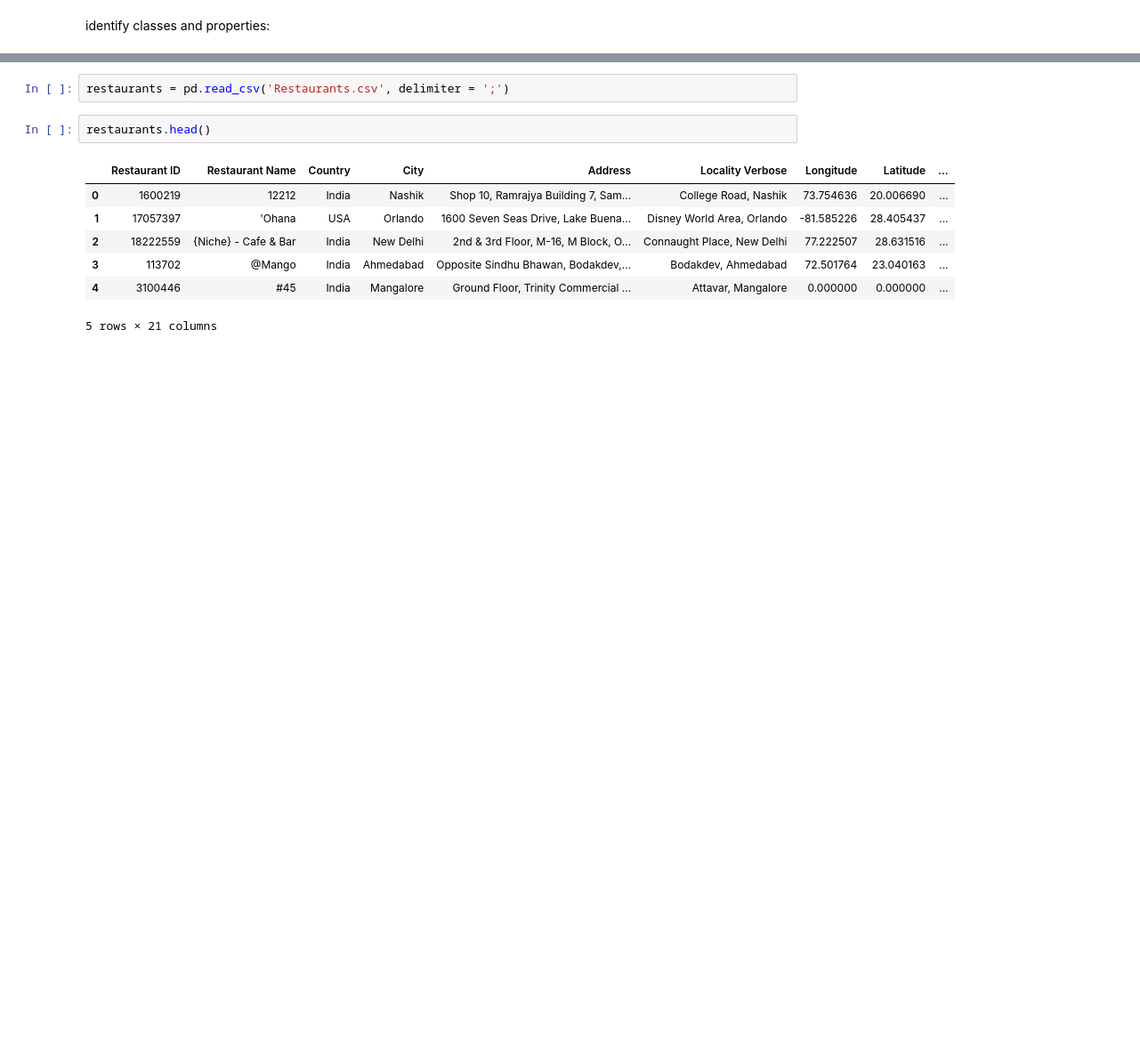
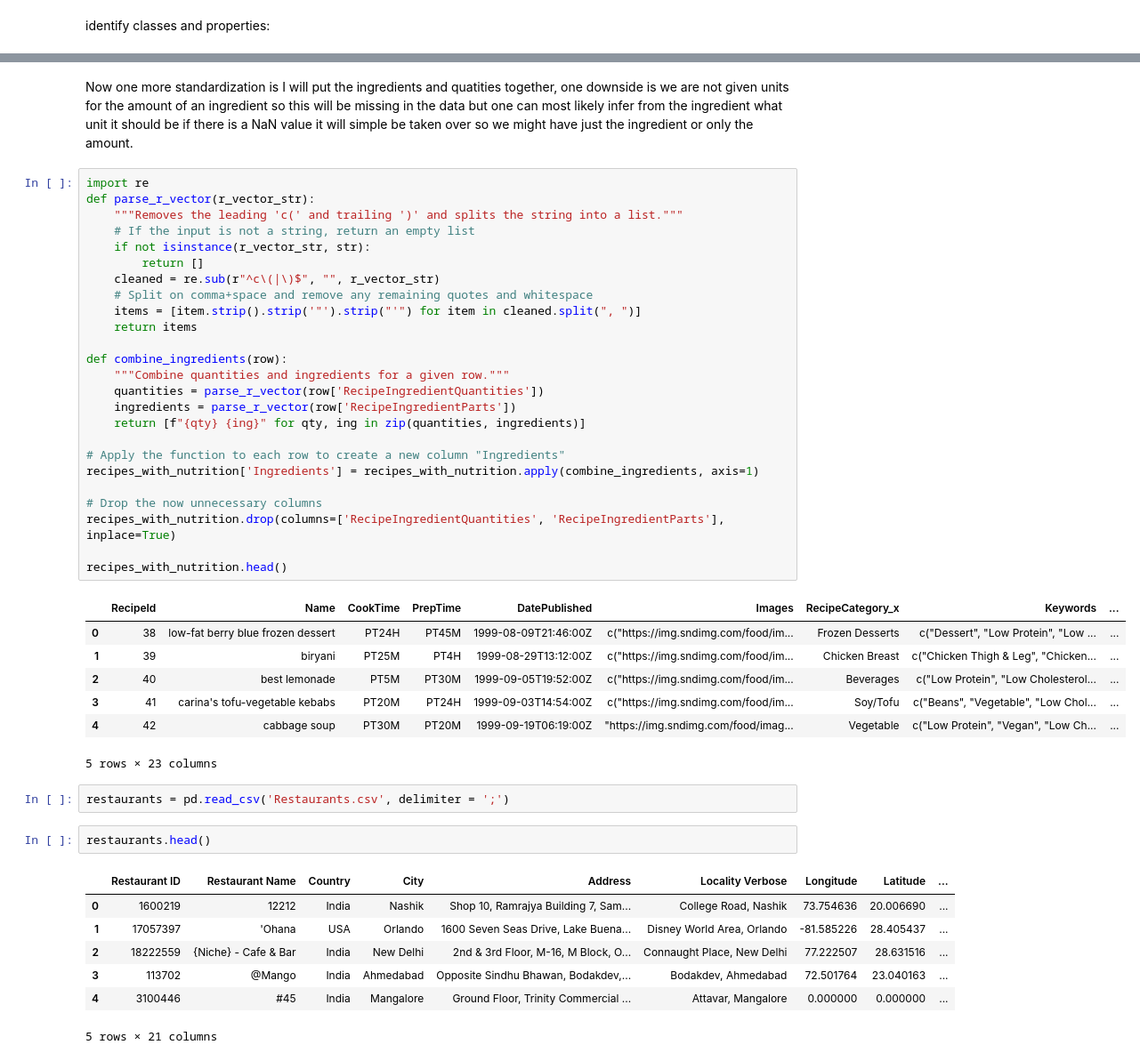
Before and after one commit to CantLooseToAMoose/KG_AG_1_Group_6, a Jupyter notebook: assignment_1_vocab.ipynb, the cells around one changed output, grey strips where cells are left out. Shown: that part at 89% size. Cells and saved outputs as stored; diff of their text form; blank space fills up the shorter version.

```diff
--- a/assignment_1_vocab.ipynb
+++ b/assignment_1_vocab.ipynb
@@ -61,3 +146,38 @@ recipes
+# %% [markdown]
+Now one more standardization is I will put the ingredients and quatities together, one downside is we are not given units for the amount of an ingredient so this will be missing in the data but one can most likely infer from the ingredient what unit it should be if there is a NaN value it will simple be taken over so we might have just the ingredient or only the amount.
+# %%
+import re
+def parse_r_vector(r_vector_str):
+    """Removes the leading 'c(' and trailing ')' and splits the string into a list."""
+    # If the input is not a string, return an empty list
+    if not isinstance(r_vector_str, str):
+        return []
+    cleaned = re.sub(r"^c\(|\)$", "", r_vector_str)
+    # Split on comma+space and remove any remaining quotes and whitespace
+    items = [item.strip().strip('"').strip("'") for item in cleaned.split(", ")]
+    return items
+
+def combine_ingredients(row):
+    """Combine quantities and ingredients for a given row."""
+    quantities = parse_r_vector(row['RecipeIngredientQuantities'])
+    ingredients = parse_r_vector(row['RecipeIngredientParts'])
+    return [f"{qty} {ing}" for qty, ing in zip(quantities, ingredients)]
+
+# Apply the function to each row to create a new column "Ingredients"
+recipes_with_nutrition['Ingredients'] = recipes_with_nutrition.apply(combine_ingredients, axis=1)
+
+# Drop the now unnecessary columns
+recipes_with_nutrition.drop(columns=['RecipeIngredientQuantities', 'RecipeIngredientParts'], inplace=True)
+
+recipes_with_nutrition.head()
+# %% [output]
+|  | RecipeId | Name | CookTime | PrepTime | DatePublished | Images | RecipeCategory_x | Keywords | ... |
+| 0 | 38 | low-fat berry blue frozen dessert | PT24H | PT45M | 1999-08-09T21:46:00Z | c("https://img.sndimg.com/food/im... | Frozen Desserts | c("Dessert", "Low Protein", "Low ... | ... |
+| 1 | 39 | biryani | PT25M | PT4H | 1999-08-29T13:12:00Z | c("https://img.sndimg.com/food/im... | Chicken Breast | c("Chicken Thigh & Leg", "Chicken... | ... |
+| 2 | 40 | best lemonade | PT5M | PT30M | 1999-09-05T19:52:00Z | c("https://img.sndimg.com/food/im... | Beverages | c("Low Protein", "Low Cholesterol... | ... |
+| 3 | 41 | carina's tofu-vegetable kebabs | PT20M | PT24H | 1999-09-03T14:54:00Z | c("https://img.sndimg.com/food/im... | Soy/Tofu | c("Beans", "Vegetable", "Low Chol... | ... |
+| 4 | 42 | cabbage soup | PT30M | PT20M | 1999-09-19T06:19:00Z | "https://img.sndimg.com/food/imag... | Vegetable | c("Low Protein", "Vegan", "Low Ch... | ... |
+5 rows × 23 columns
 # %%
 restaurants = pd.read_csv('Restaurants.csv', delimiter = ';')
 # %%
```
Also changed, not shown: parts of 17 cells of this notebook.
